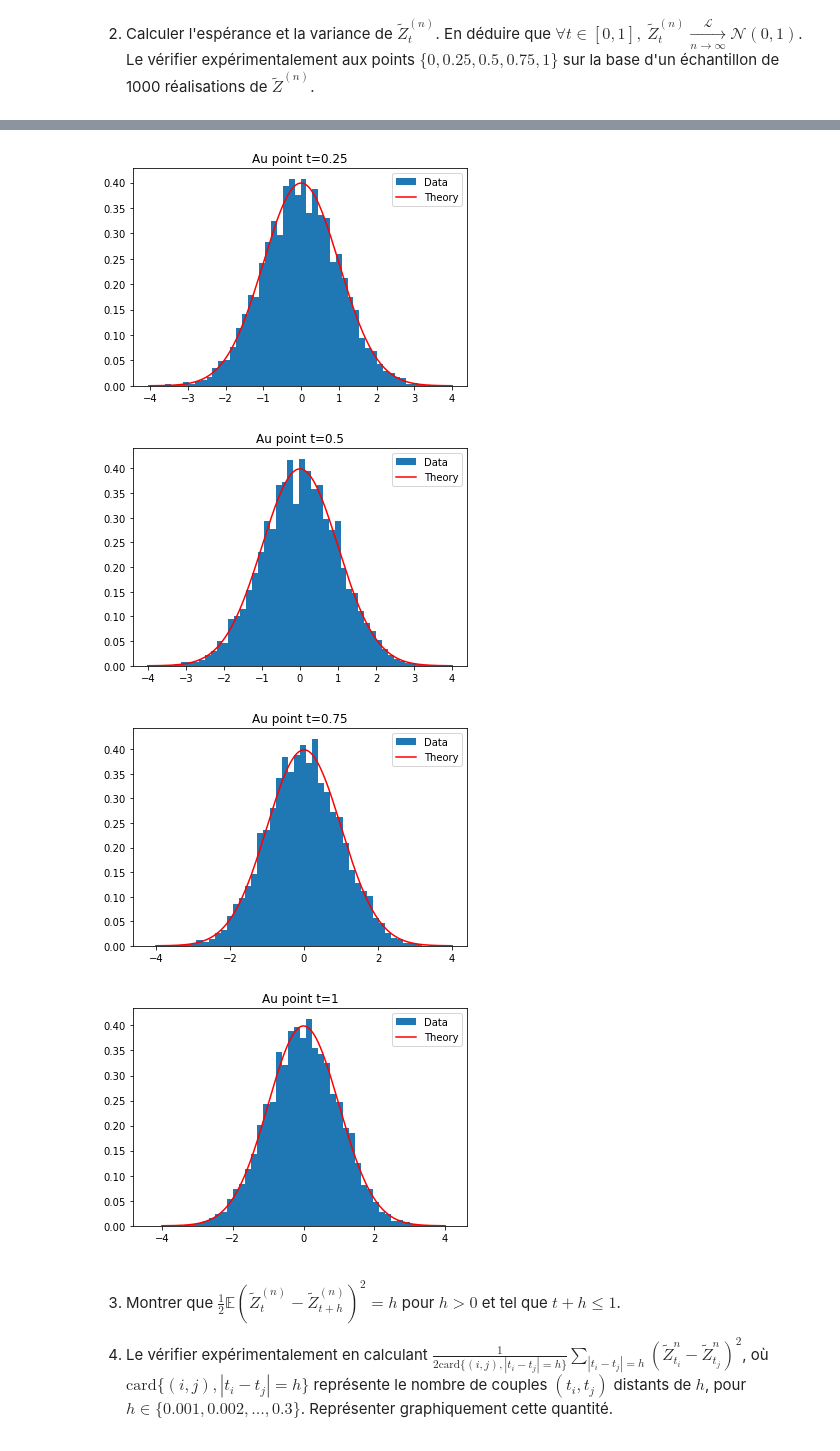
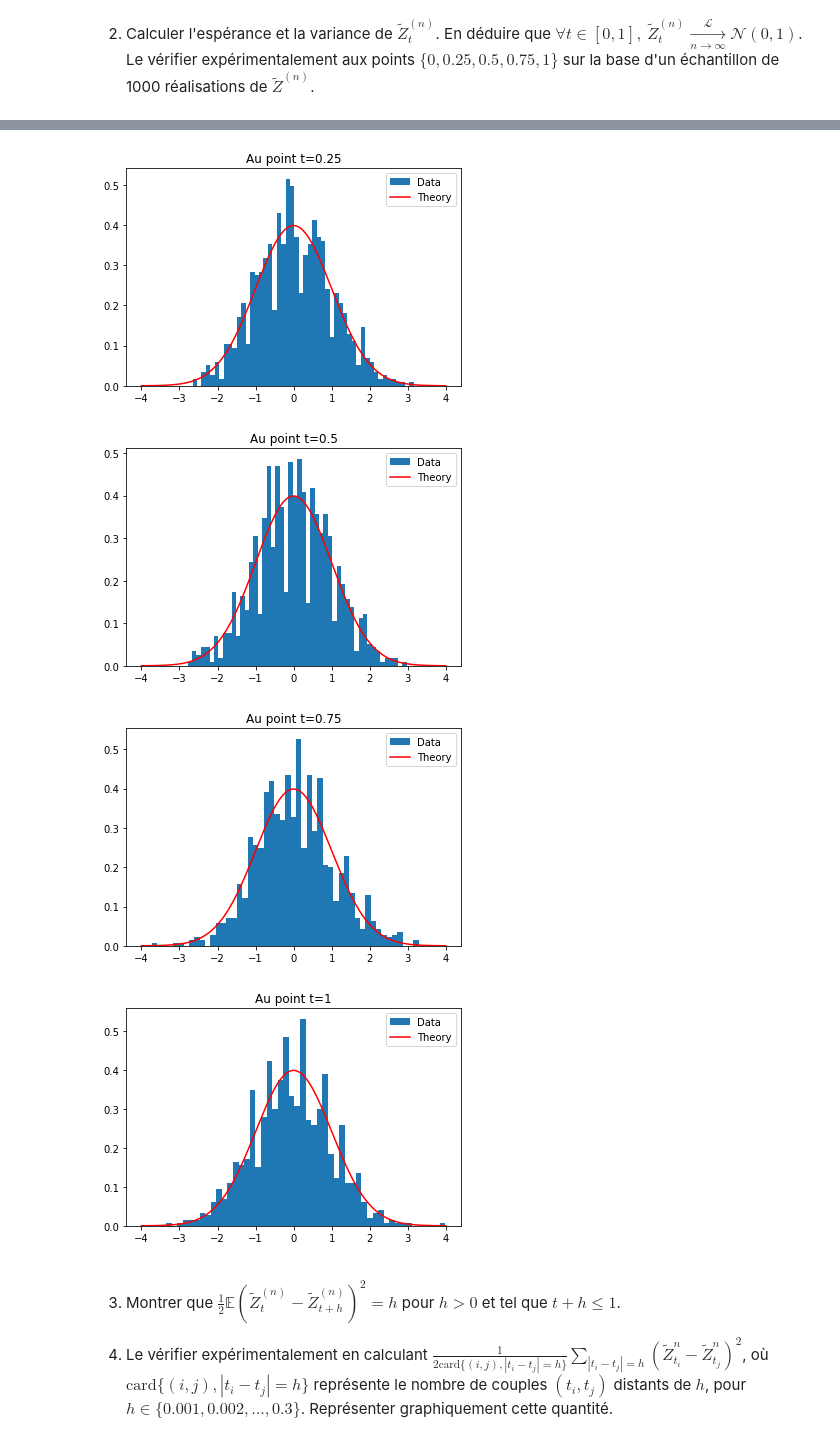
Before and after one commit to Joris-Landais/pojet_num-rique_proba, a Jupyter notebook: Projet numérique de Probabilités 2022 - enonce.ipynb, the cells around one changed output, grey strips where cells are left out. Saved outputs shown, nothing was run; the diff lists cells and outputs as text; code cells hidden in the pictures.

```diff
--- a/Projet numérique de Probabilités 2022 - enonce.ipynb
+++ b/Projet numérique de Probabilités 2022 - enonce.ipynb
@@ -106,16 +106,21 @@ où $[\cdot]$ est la partie entière.
 
 3. Par conséquent, $Z^{(n)}_t, t\in[0,1]$ est bien défini $\forall t \in [0,1]$. Implémenter un algorithme pour simuler $Z^{(n)}_t$ aux points $t_i,~ i \in\{0,\ldots,n\}$. Représenter une trajectoire pour $n$=1000.
 # %%
+def alea():
+    #renvoie 1 ou -1 aléatoirement avec la même probabilité
+    x=np.random.random()
+    if x<0.5:
+        return -1
+    else :
+        return 1
+
 def print_Z(n):
     # trace la liste des Z_ti(n) avec i entre 0 et n
     L=[]
     Y=0
     for i in range(n+1):
-        x=np.random.random()
-        if x<0.5: # Xi=-1
-            Y-=1
-        else : #Xi=1
-            Y+=1
+        X=alea()
+        Y+=X
         L.append(Y/n**0.5)
     X=list(range(n+1))
     plt.plot(X,L)
@@ -198,12 +196,8 @@ def Z_bis(t,n):
     # renvoie une valeur de Z_bis_t(n)
     Y=0
     for i in range(n): #on somme pour i allant de 1 à n
-        x=np.random.random()
         u=np.random.random()
-        if x<0.5: # Xj=-1
-            X=1
-        else : #Xj=1
-            X=-1
+        X=alea()
         if t<u:
             Y+=X
         else :
@@ -222,6 +216,6 @@ def print_Z1_bis(n,nb,points):
         plt.show()
 # %%
 points = [0,0.25,0.5,0.75,1]
-n,nb=10000,10000
+n,nb=1000,1000
 print_Z1_bis(n,nb,points)
 # %% [output]
@@ -229,7 +223,7 @@ print_Z1_bis(n,nb,points)
-[figure, old version]
+[figure, new version]
-[figure, old version]
+[figure, new version]
-[figure, old version]
+[figure, new version]
-[figure, old version]
+[figure, new version]
 # %% [markdown]
 3. Montrer que $\frac12\mathbb{E}\left(\tilde{Z}^{(n)}_t-\tilde{Z}^{(n)}_{t+h}\right)^2 = h$ pour $h>0$ et tel que $t+h \leq 1$.
 
```
Also changed, not shown: parts of 25 cells of this notebook.
